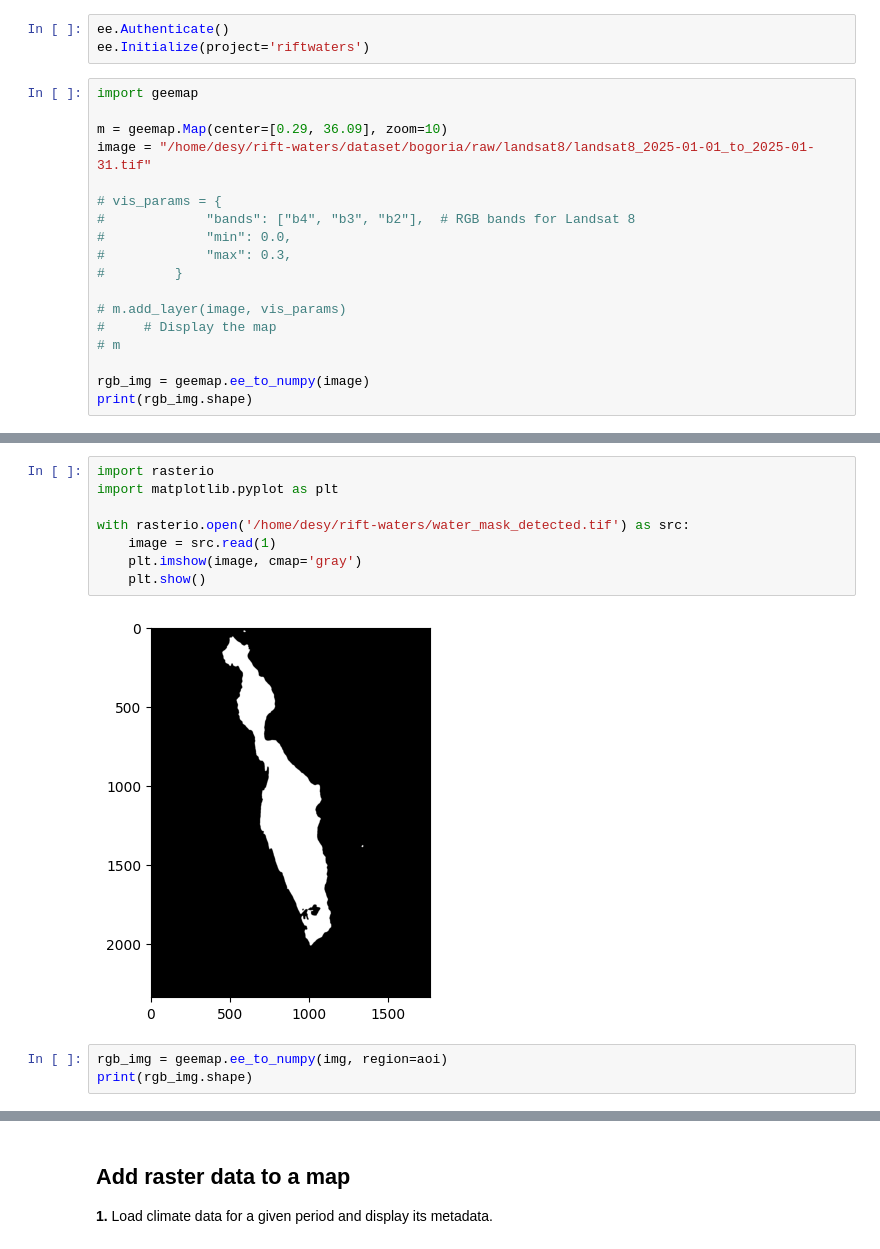
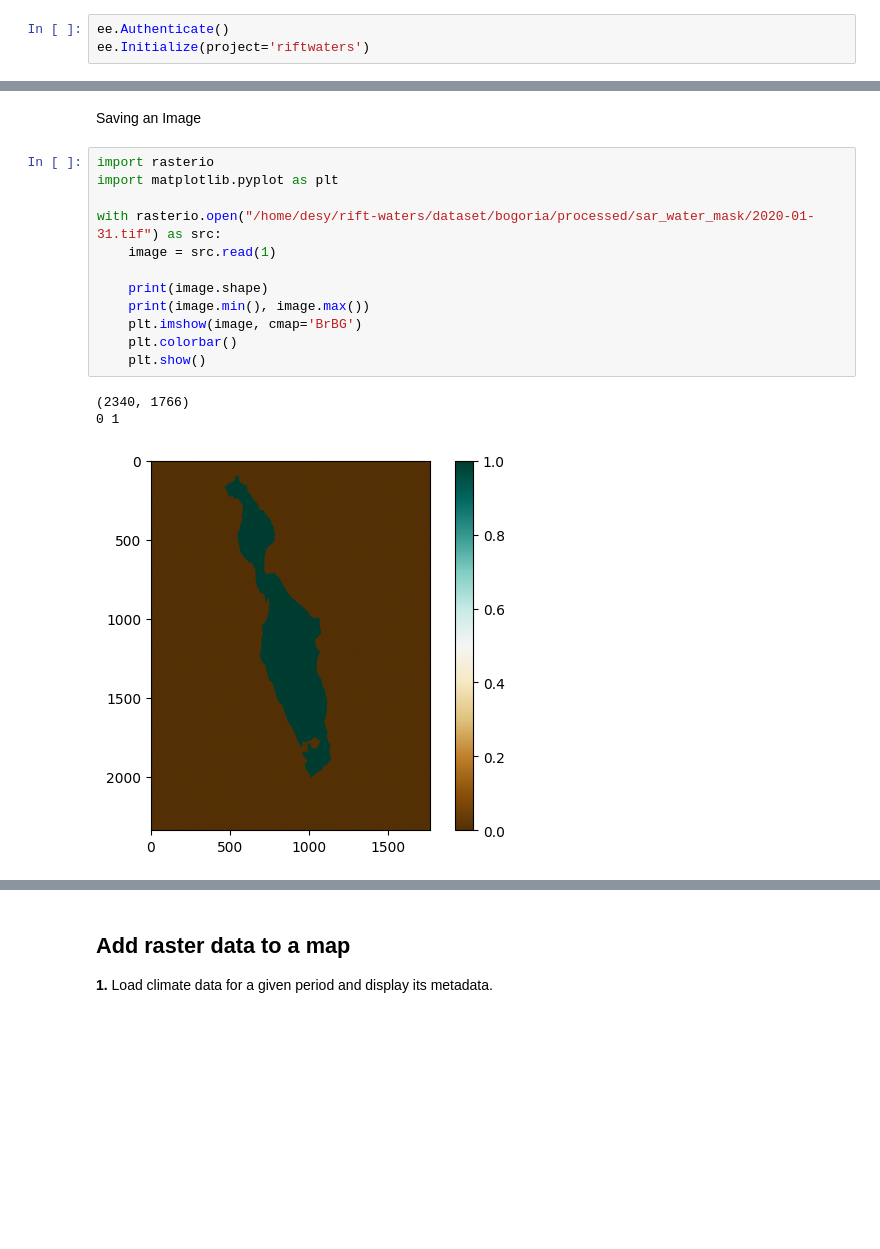
Before and after one commit to twicedee/rift-waters, a Jupyter notebook: Get_started_with_Earth_Engine_for_Python.ipynb, the cells around one changed output, grey strips where cells are left out. Drawn from its saved outputs; the diff is of its cells as text; blank space fills up the shorter version.

```diff
--- a/Get_started_with_Earth_Engine_for_Python.ipynb
+++ b/Get_started_with_Earth_Engine_for_Python.ipynb
@@ -43,21 +26,3 @@ with the name of the project you set up for this quickstart.
 # %%
 ee.Authenticate()
 ee.Initialize(project='riftwaters')
-# %%
-import geemap
-
-m = geemap.Map(center=[0.29, 36.09], zoom=10)
-image = "/home/desy/rift-waters/dataset/bogoria/raw/landsat8/landsat8_2025-01-01_to_2025-01-31.tif"
-
-# vis_params = {
-#             "bands": ["b4", "b3", "b2"],  # RGB bands for Landsat 8
-#             "min": 0.0,
-#             "max": 0.3,
-#         }
-
-# m.add_layer(image, vis_params)
-#     # Display the map
-# m
-
-rgb_img = geemap.ee_to_numpy(image)
-print(rgb_img.shape)
@@ -105,13 +150,18 @@ EEException: Expression does not evaluate to an image.
+# %% [markdown]
+Saving an Image
 # %%
 import rasterio
 import matplotlib.pyplot as plt
 
-with rasterio.open('/home/desy/rift-waters/water_mask_detected.tif') as src:
+with rasterio.open("/home/desy/rift-waters/dataset/bogoria/processed/sar_water_mask/2020-01-31.tif") as src:
     image = src.read(1)
-    plt.imshow(image, cmap='gray')
+
+    print(image.shape)
+    print(image.min(), image.max())
+    plt.imshow(image, cmap='BrBG')
+    plt.colorbar()
     plt.show()
 # %% [output]
+(2340, 1766)
+0 1
-[figure, old version]
+[figure, new version]
-# %%
-rgb_img = geemap.ee_to_numpy(img, region=aoi)
-print(rgb_img.shape)
```
Also changed, not shown: parts of 20 cells of this notebook, 34 other files.
